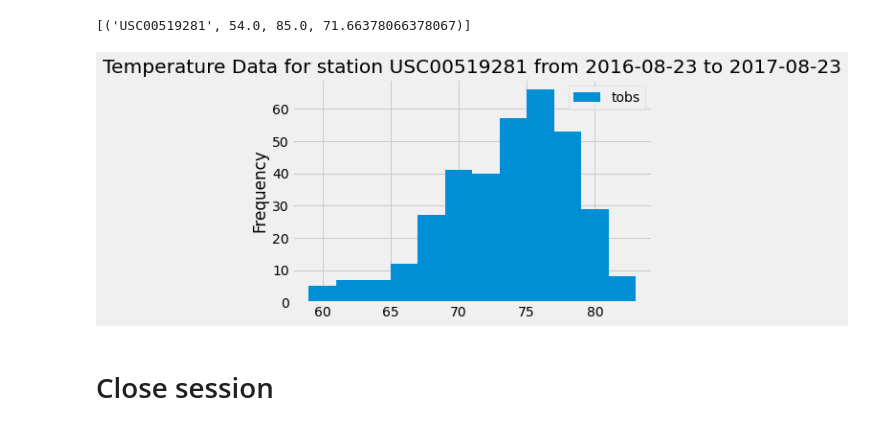
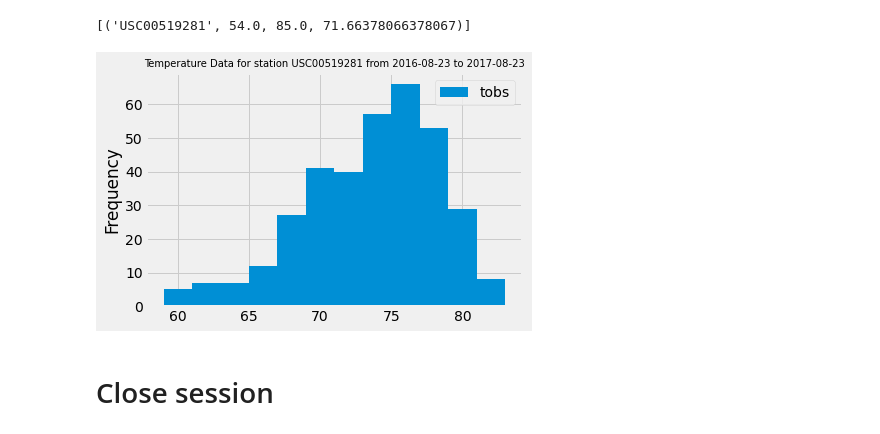
Before and after one commit to kblood86/Hawaii-Exploration, a Jupyter notebook: Climate.ipynb, the cells around one changed output. Cells and saved outputs as stored; diff of their text form; code cells hidden in the pictures.

```diff
--- a/Climate.ipynb
+++ b/Climate.ipynb
@@ -158,10 +158,10 @@ station_df = pd.DataFrame(temp_data)
 # %%
 station_df.plot.hist(bins=12)
 plt.legend(['tobs'])
-plt.title(f"Temperature Data for station {most_active} from {yr_prior} to {last_date[0]}", font)
+plt.title(f"Temperature Data for station {most_active} from {yr_prior} to {last_date[0]}", fontsize=10)
 plt.savefig("Images/TOBS")
 # %% [output]
-[figure, old version]
+[figure, new version]
 # %% [markdown]
 # Close session
 # %%
```
Also changed, not shown: 1 other file.
